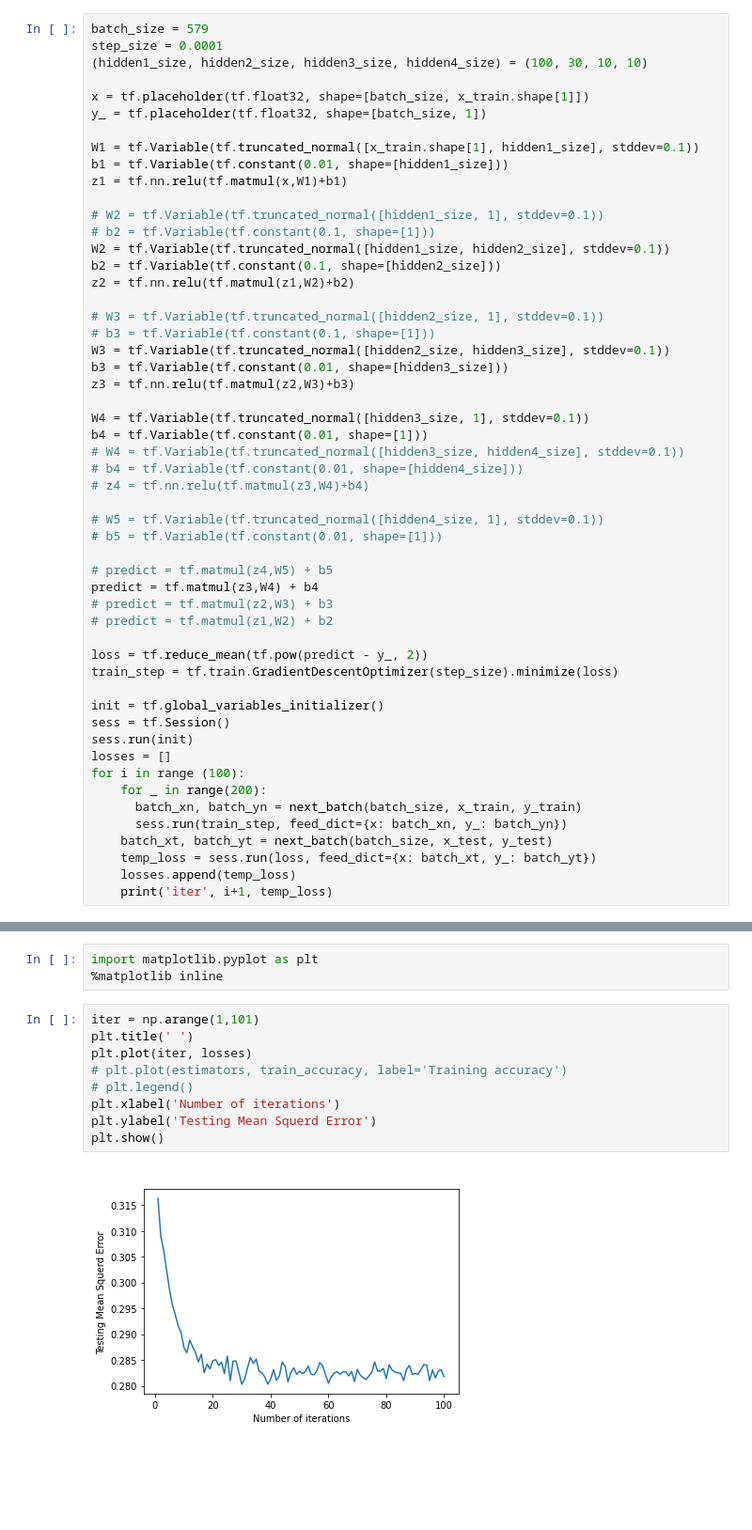
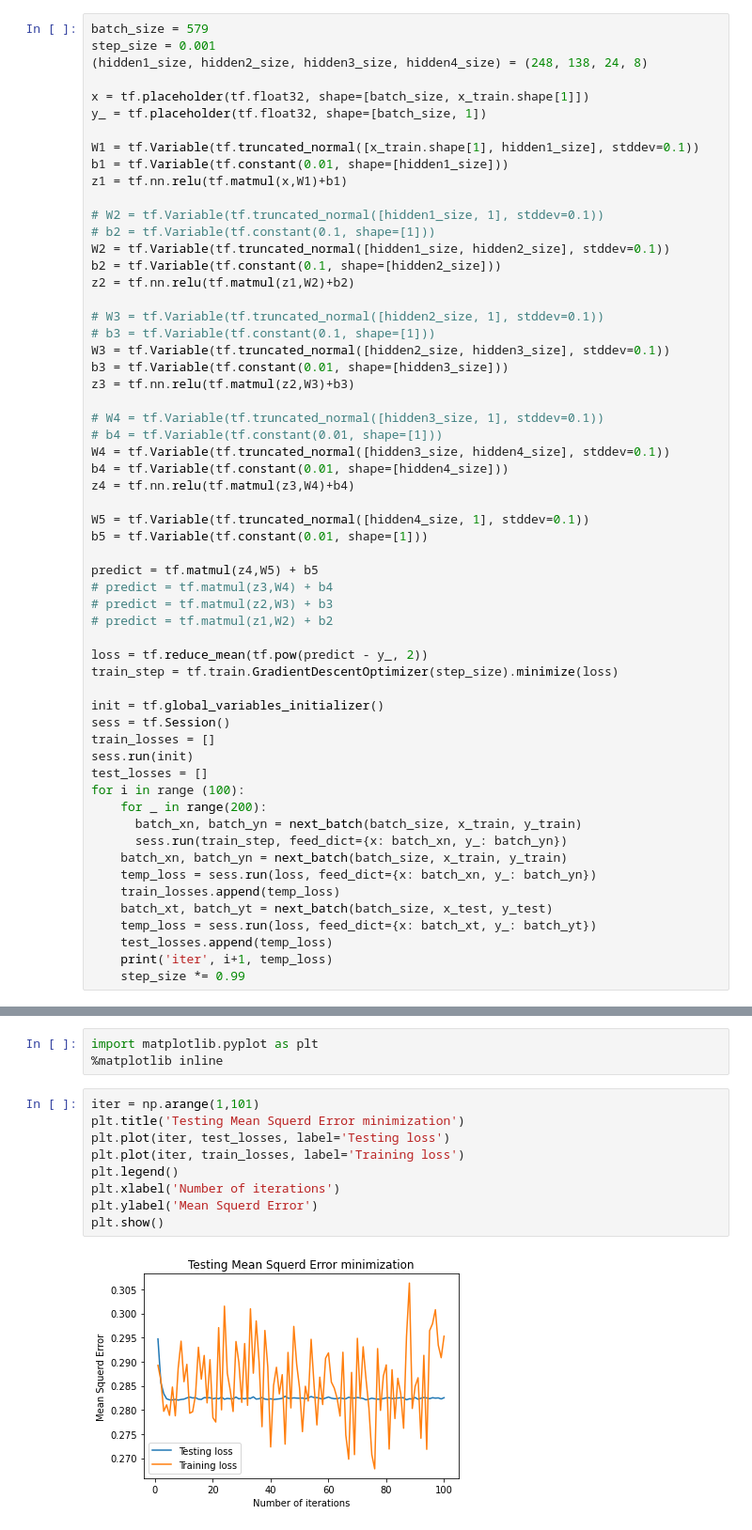
Before and after one commit to Eliot100/DJIA-stock-project, a Jupyter notebook: DJIA_stock_project.ipynb, the cells around one changed output, grey strips where cells are left out. Shown: that part at 94% size. Cells and saved outputs as stored; diff of their text form; blank space fills up the shorter version.

Commit message:
wird plot

```diff
--- a/DJIA_stock_project.ipynb
+++ b/DJIA_stock_project.ipynb
@@ -178,7 +159,7 @@ See the caveats in the documentation: https://pandas.pydata.org/pandas-docs/stab
 # %%
 batch_size = 579
-step_size = 0.0001
-(hidden1_size, hidden2_size, hidden3_size, hidden4_size) = (100, 30, 10, 10)
+step_size = 0.001
+(hidden1_size, hidden2_size, hidden3_size, hidden4_size) = (248, 138, 24, 8)
 
 x = tf.placeholder(tf.float32, shape=[batch_size, x_train.shape[1]])
 y_ = tf.placeholder(tf.float32, shape=[batch_size, 1])
@@ -199,17 +180,17 @@ W3 = tf.Variable(tf.truncated_normal([hidden2_size, hidden3_size], stddev=0.1))
 b3 = tf.Variable(tf.constant(0.01, shape=[hidden3_size]))
 z3 = tf.nn.relu(tf.matmul(z2,W3)+b3)
 
-W4 = tf.Variable(tf.truncated_normal([hidden3_size, 1], stddev=0.1))
-b4 = tf.Variable(tf.constant(0.01, shape=[1]))
-# W4 = tf.Variable(tf.truncated_normal([hidden3_size, hidden4_size], stddev=0.1))
-# b4 = tf.Variable(tf.constant(0.01, shape=[hidden4_size]))
-# z4 = tf.nn.relu(tf.matmul(z3,W4)+b4)
+# W4 = tf.Variable(tf.truncated_normal([hidden3_size, 1], stddev=0.1))
+# b4 = tf.Variable(tf.constant(0.01, shape=[1]))
+W4 = tf.Variable(tf.truncated_normal([hidden3_size, hidden4_size], stddev=0.1))
+b4 = tf.Variable(tf.constant(0.01, shape=[hidden4_size]))
+z4 = tf.nn.relu(tf.matmul(z3,W4)+b4)
 
-# W5 = tf.Variable(tf.truncated_normal([hidden4_size, 1], stddev=0.1))
-# b5 = tf.Variable(tf.constant(0.01, shape=[1]))
+W5 = tf.Variable(tf.truncated_normal([hidden4_size, 1], stddev=0.1))
+b5 = tf.Variable(tf.constant(0.01, shape=[1]))
 
-# predict = tf.matmul(z4,W5) + b5
-predict = tf.matmul(z3,W4) + b4
+predict = tf.matmul(z4,W5) + b5
+# predict = tf.matmul(z3,W4) + b4
 # predict = tf.matmul(z2,W3) + b3
 # predict = tf.matmul(z1,W2) + b2
 
@@ -218,16 +199,21 @@ train_step = tf.train.GradientDescentOptimizer(step_size).minimize(loss)
 
 init = tf.global_variables_initializer()
 sess = tf.Session()
+train_losses = []
 sess.run(init)
-losses = []
+test_losses = []
 for i in range (100):
     for _ in range(200):
       batch_xn, batch_yn = next_batch(batch_size, x_train, y_train)
       sess.run(train_step, feed_dict={x: batch_xn, y_: batch_yn})
+    batch_xn, batch_yn = next_batch(batch_size, x_train, y_train)
+    temp_loss = sess.run(loss, feed_dict={x: batch_xn, y_: batch_yn})
+    train_losses.append(temp_loss)
     batch_xt, batch_yt = next_batch(batch_size, x_test, y_test)
     temp_loss = sess.run(loss, feed_dict={x: batch_xt, y_: batch_yt})
-    losses.append(temp_loss)
+    test_losses.append(temp_loss)
     print('iter', i+1, temp_loss)
+    step_size *= 0.99
 # %% [output]
 A value is trying to be set on a copy of a slice from a DataFrame.
 Try using .loc[row_indexer,col_indexer] = value instead
@@ -256,12 +242,12 @@ import matplotlib.pyplot as plt
 %matplotlib inline
 # %%
 iter = np.arange(1,101)
-plt.title(' ')
-plt.plot(iter, losses)
-# plt.plot(estimators, train_accuracy, label='Training accuracy')
-# plt.legend()
+plt.title('Testing Mean Squerd Error minimization')
+plt.plot(iter, test_losses, label='Testing loss')
+plt.plot(iter, train_losses, label='Training loss')
+plt.legend()
 plt.xlabel('Number of iterations')
-plt.ylabel('Testing Mean Squerd Error')
+plt.ylabel('Mean Squerd Error')
 plt.show()
 # %% [output]
-[figure, old version]
+[figure, new version]
```
Also changed, not shown: parts of 5 cells of this notebook.
